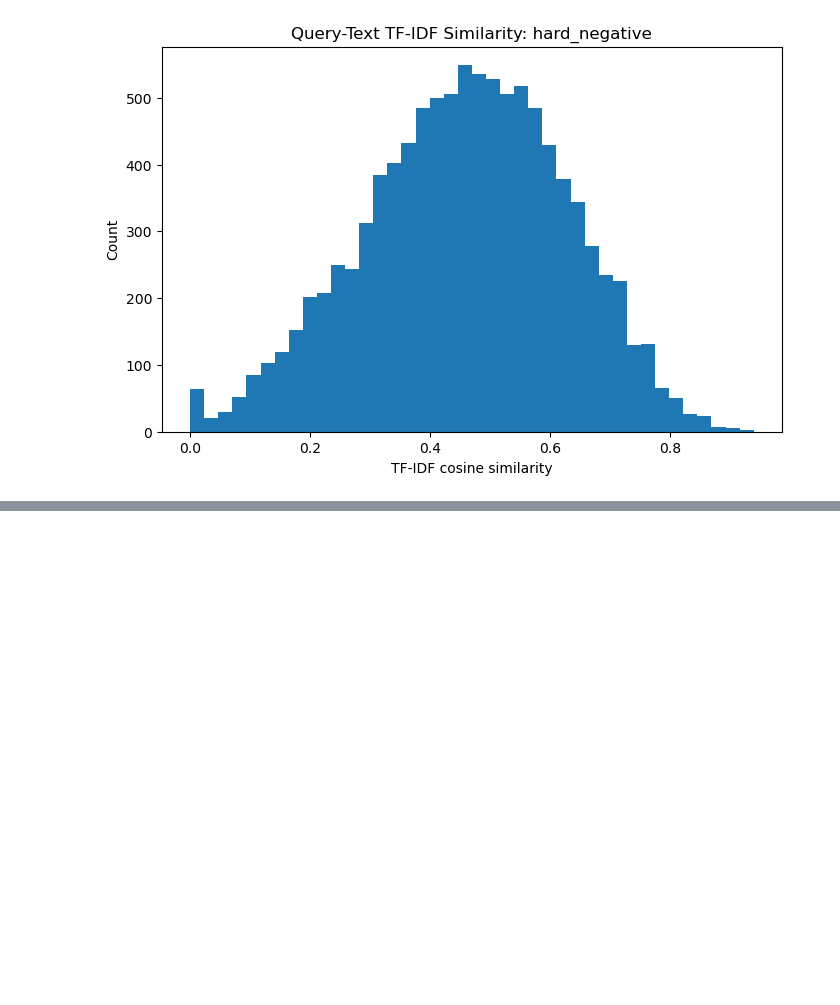
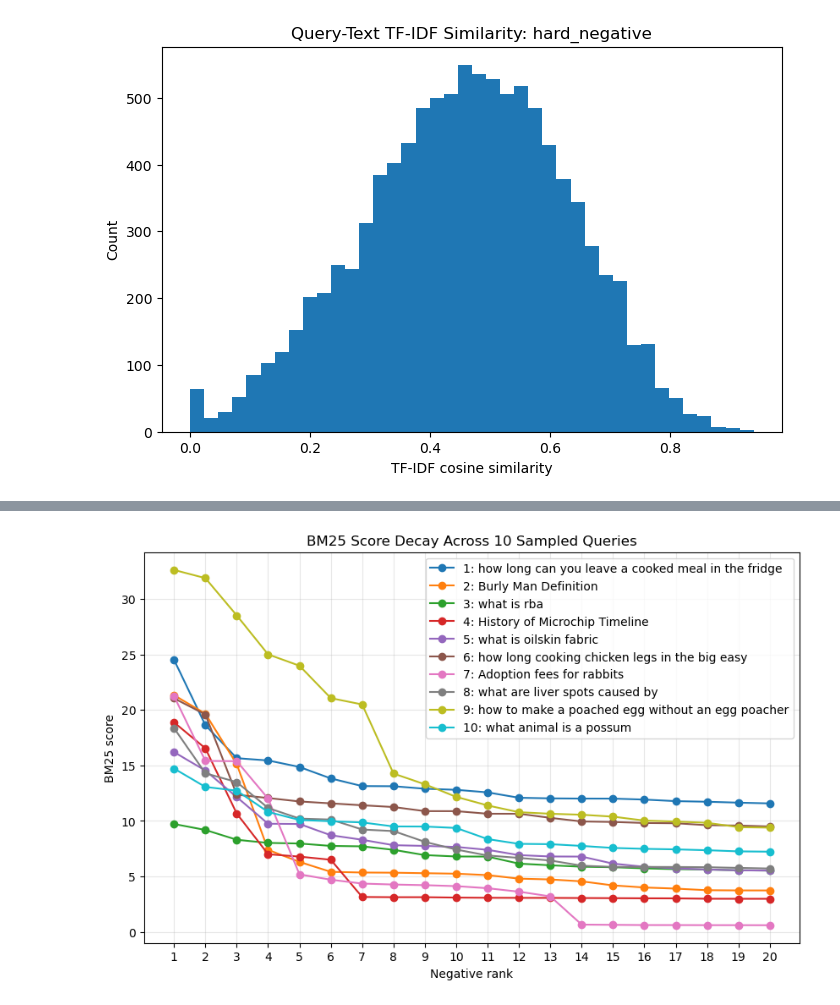
Before and after one commit to Gogotchuri/Neural-Search-Engine, a Jupyter notebook: notebooks/data_analysis.ipynb, the cells around one changed output, grey strips where cells are left out. Saved outputs shown, nothing was run; the diff lists cells and outputs as text; code cells hidden in the pictures; blank space fills up the shorter version.

Commit message:
Add semi-hard BM25 negative mining

```diff
--- a/notebooks/data_analysis.ipynb
+++ b/notebooks/data_analysis.ipynb
@@ -131,7 +131,7 @@ plt.show()
 # %% [output]
 [figure]
 # %%
-tokenizer = Tokenizer.from_file(TOKENIZER_PATH)
+tokenizer = Tokenizer.from_file(str(TOKENIZER_PATH))
 
 tokenizer.get_vocab_size()
 # %% [output]
@@ -573,0 +562,15 @@ Some candidates appear to be false negatives: they are not the selected positive
+# %%
+if not MINED_NEGATIVES_PATH.exists():
+    raise FileNotFoundError(
+        f"{MINED_NEGATIVES_PATH} does not exist. "
+        "Run scripts/mine_hard_negatives.py first."
+    )
+
+records = []
+
+with open(MINED_NEGATIVES_PATH, "r", encoding="utf-8") as in_file:
+    for line in in_file:
+        if line.strip():
+            records.append(json.loads(line))
+
+len(records)
@@ -573,0 +579,3 @@ Some candidates appear to be false negatives: they are not the selected positive
+# %%
+mined_semi_df = pd.DataFrame(records)
+mined_semi_df.head()
@@ -573,0 +589,21 @@ Some candidates appear to be false negatives: they are not the selected positive
+# %%
+sample5 = mined_semi_df.sample(n=10, random_state=SEED)
+
+plt.figure(figsize=(10, 6))
+
+for idx, row in enumerate(sample5.itertuples(index=False), start=1):
+    scores = list(row.hard_negative_scores)
+    ranks = range(1, len(scores) + 1)
+
+    label = row.query[:50] + "..." if len(row.query) > 50 else row.query
+    plt.plot(ranks, scores, marker="o", label=f"{idx}: {label}")
+
+plt.title("BM25 Score Decay Across 10 Sampled Queries")
+plt.xlabel("Negative rank")
+plt.xticks(ranks)
+plt.ylabel("BM25 score")
+plt.legend()
+plt.grid(True, alpha=0.3)
+plt.show()
+# %% [output]
+[figure, added]
```
Also changed, not shown: parts of 34 cells of this notebook, 5 other files.
